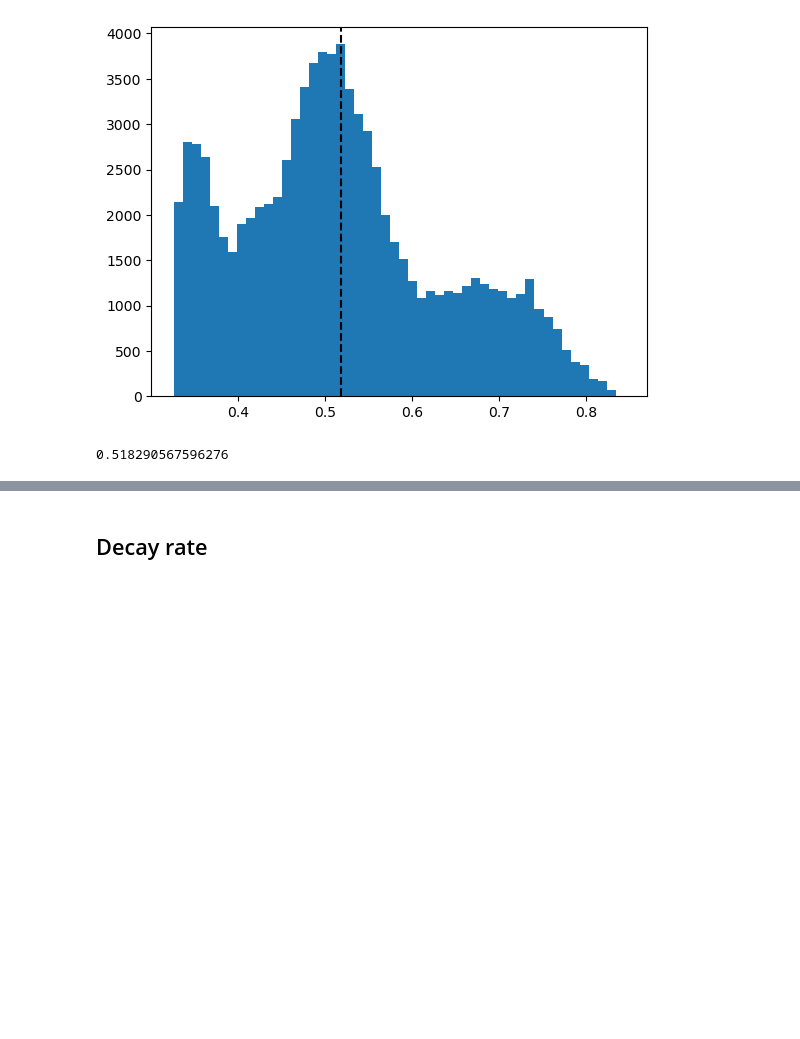
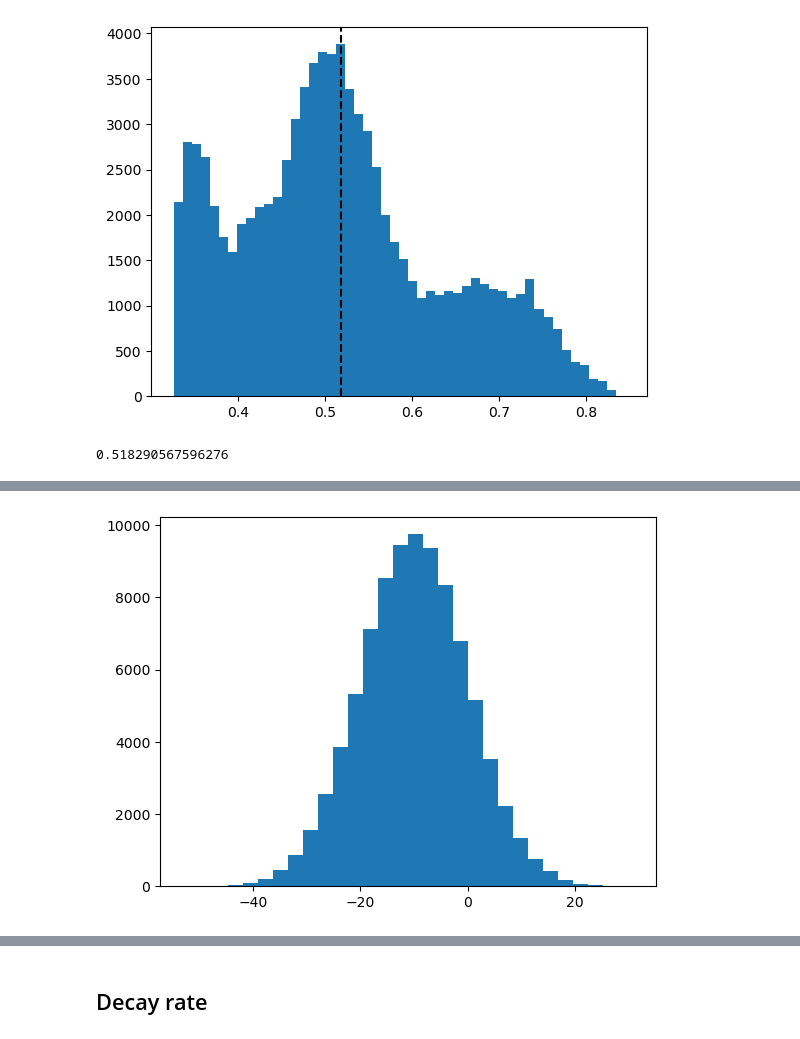
Before and after one commit to patricklawton/TecateCypress, a Jupyter notebook: sensitivity/viz.ipynb, the cells around one changed output, grey strips where cells are left out. Cells and saved outputs as stored; diff of their text form; code cells hidden in the pictures; blank space fills up the shorter version.

```diff
--- a/sensitivity/viz.ipynb
+++ b/sensitivity/viz.ipynb
@@ -1984,3 +2067,7 @@ print(np.mean(sdm_flat))
+# %%
+plt.hist(tau_eps, bins=30);
+# %% [output]
+[figure, added]
 # %%
 with sg.H5Store('shared_data.h5').open(mode='r') as sd:
     b_vec = np.array(sd['b_vec'])
```
Also changed, not shown: parts of 8 cells of this notebook, 15 other files.
